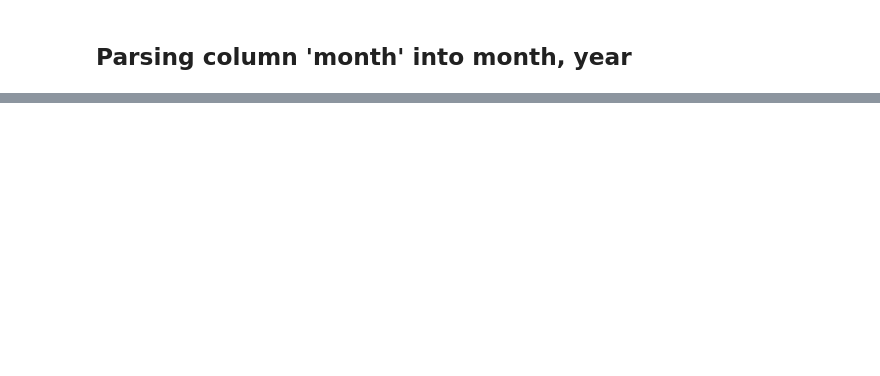
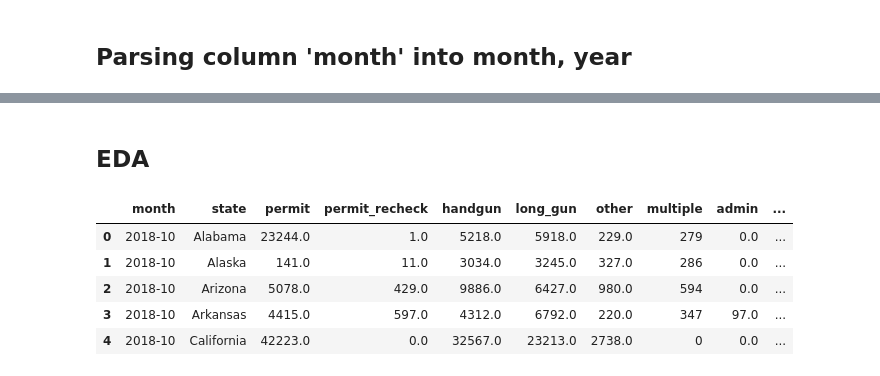
Before and after one commit to Cng000/Gun-violence-analysis, a Jupyter notebook: nic-firearm-background-check-ETL.ipynb, the cells around one changed output, grey strips where cells are left out. Saved outputs shown, nothing was run; the diff lists cells and outputs as text; code cells hidden in the pictures; blank space fills up the shorter version.

```diff
--- a/nic-firearm-background-check-ETL.ipynb
+++ b/nic-firearm-background-check-ETL.ipynb
@@ -1,9 +1,10 @@
 # %%
 import pandas as pd
 import numpy as np
-import matplotlib as plt
+import matplotlib.pyplot as plt
+import datetime as dt
 pd.options.display.max_rows = 999
-pd.options.display.max_columns =24
+pd.options.display.max_columns =31
 # %% [markdown]
 ## Fetching the data from the cloud.
 # %%
@@ -52,0 +157,2 @@ print(df.head(5))
+# %% [markdown]
+## EDA
@@ -52,0 +161,9 @@ print(df.head(5))
+# %%
+eda.head()
+# %% [output]
+|  | month | state | permit | permit_recheck | handgun | long_gun | other | multiple | admin | ... |
+| 0 | 2018-10 | Alabama | 23244.0 | 1.0 | 5218.0 | 5918.0 | 229.0 | 279 | 0.0 | ... |
+| 1 | 2018-10 | Alaska | 141.0 | 11.0 | 3034.0 | 3245.0 | 327.0 | 286 | 0.0 | ... |
+| 2 | 2018-10 | Arizona | 5078.0 | 429.0 | 9886.0 | 6427.0 | 980.0 | 594 | 0.0 | ... |
+| 3 | 2018-10 | Arkansas | 4415.0 | 597.0 | 4312.0 | 6792.0 | 220.0 | 347 | 97.0 | ... |
+| 4 | 2018-10 | California | 42223.0 | 0.0 | 32567.0 | 23213.0 | 2738.0 | 0 | 0.0 | ... |
```
Also changed, not shown: parts of 17 cells of this notebook.
